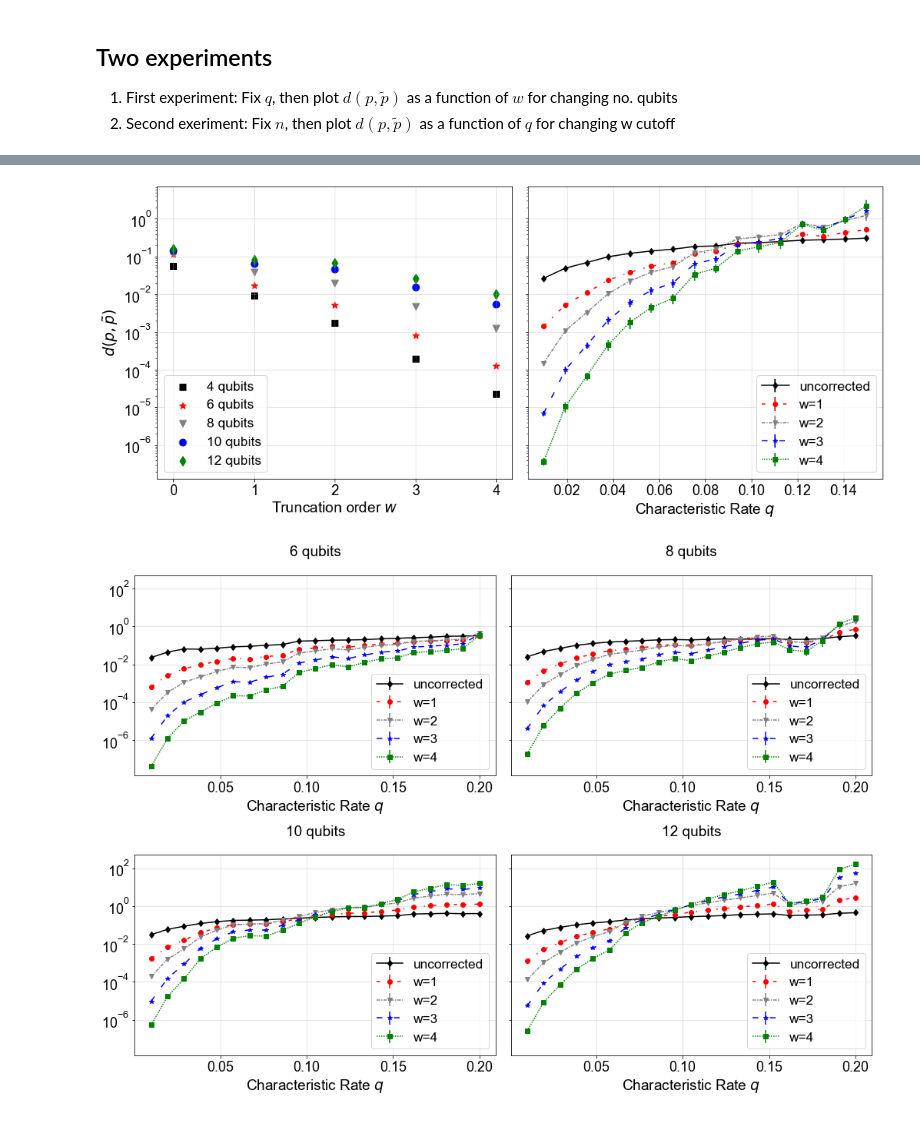
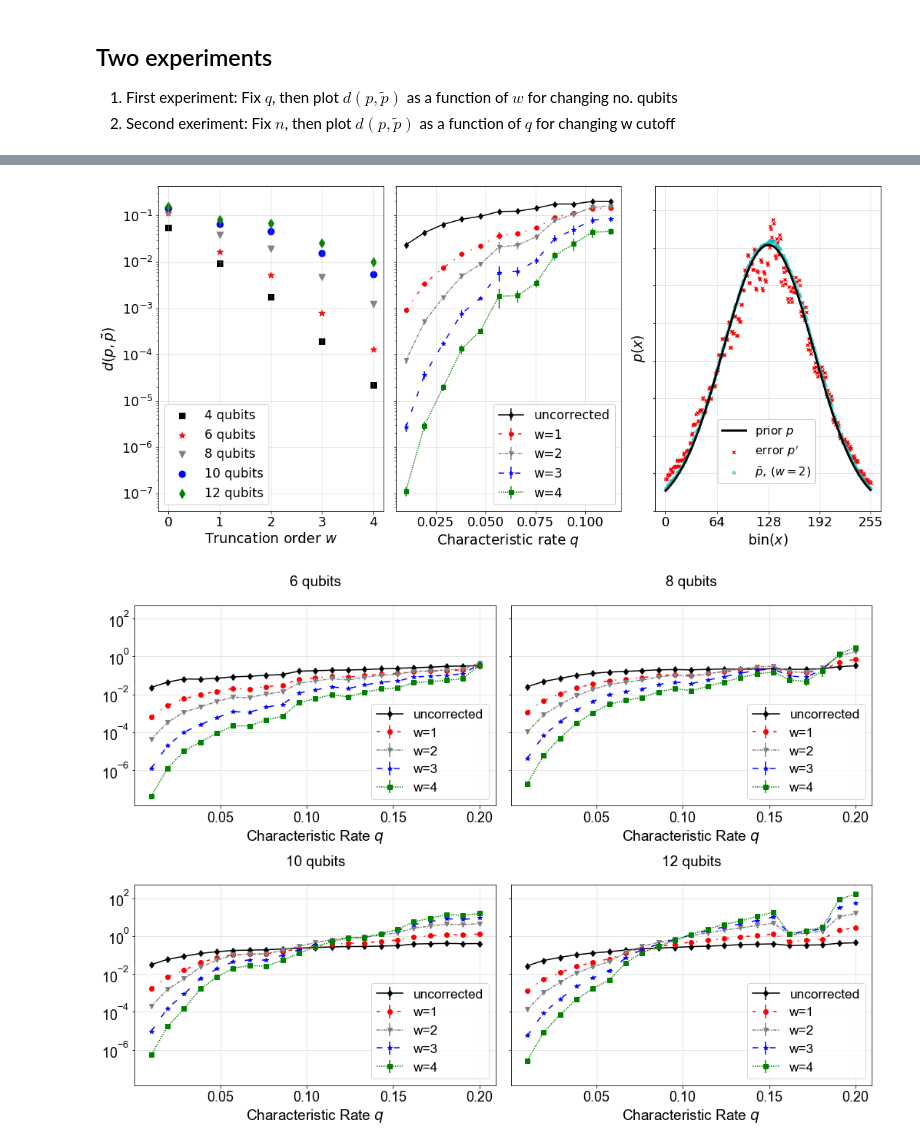
Before and after one commit to peterse/perturbative_readout_correction, a Jupyter notebook: make_plot_2_full_distribution_scaling.ipynb, the cells around one changed output, grey strips where cells are left out. Drawn from its saved outputs; the diff is of its cells as text; code cells hidden in the pictures.

```diff
--- a/make_plot_2_full_distribution_scaling.ipynb
+++ b/make_plot_2_full_distribution_scaling.ipynb
@@ -260,7 +260,7 @@ np.save('w_scaling_baseline.npy', baseline)
 
 ntrials = 8
 qvals = np.linspace(0.01, 0.15, 16)
-n_qubits = 10
+n_qubits = 8
 
 # Outcomes contain truncated result comparisons
 q_outcomes = np.zeros((len(wvals) + 1, len(qvals), ntrials)) # rows correspond to w=0, 1,2...
@@ -442,7 +446,7 @@ for n_qubits in list(range(6, 14, 2)):
 # %%
 ntrials = 8
 qvals = np.linspace(0.01, 0.15, 16)
-n_qubits = 10
+n_qubits = 8
 
 outcomes = np.load('w_scaling_outcomes.npy')
 baseline = np.load('w_scaling_baseline.npy')
@@ -450,8 +454,12 @@ q_outcomes = np.load("{}qubits_scaling_results.npy".format(n_qubits))
 
 
 plt.style.use('./style.mplstyle')
-fig, axes = plt.subplots(1, 2, figsize=(14, 6), constrained_layout=True, sharey=True)
-
+fig, axes = plt.subplots(1, 3, figsize=(15, 7), constrained_layout=True)
+# fig = plt.figure( figsize=(15, 7), constrained_layout=True)
+# ax1 = fig.add_subplot(1, 3, 1)
+# ax2 = fig.add_subplot(1, 3, 2, sharey = ax1)
+# ax3 = fig.add_subplot(1, 3, 3)
+# axes = [ax1, ax2, ax3]
 
 all_outcomes = np.vstack((baseline, outcomes))
 
@@ -469,41 +477,93 @@ for j, y in enumerate(all_outcomes.T):
 # but unfortunately we've used two different error metrics (L2 vs. L1)...
 # axes[0].scatter(x, (2 * qfixed) ** (x+1))
 
 axes[0].set_ylabel(r"$d(p, \tilde{p})$")
 axes[0].set_xticks(x)
 axes[0].set_xticklabels(x)
 axes[0].set_xlabel(r"Truncation order $w$")
 # axes[0].set_title(r"$q=${}".format(qfixed))
-axes[0].legend()
+axes[0].legend( framealpha=1,)
 
 
 # Second figure: plot trace distance asfu of characteristic q
 leglabels = ["uncorrected"] + [f"w={w}" for w in wvals]
 linestyles = ["solid", (0, (3, 7, 1, 7)), (0, (3, 1, 1, 1)), (0, (5, 10)), (0, (1, 1))]
 markers_2 = list(reversed(markers)) # scramble these to avoid visual continuity
 
 q_avg_outcomes = q_outcomes.mean(axis=2)
 q_var_outcomes = q_outcomes.std(axis=2) / np.sqrt(ntrials) # "standard error" = SD / sqrt(ntrials)
 # q_var_outcomes = q_outcomes.std(axis=2) # "standard error" = SD / sqrt(ntrials)
+
+cutoff_ind = 12
 for j, y in enumerate(q_avg_outcomes):
     confidence = q_var_outcomes[j]
-    axes[1].errorbar(qvals, y, yerr=confidence, label=leglabels[j], marker=markers_2[j], ls=linestyles[j], c=colors[j])
+    axes[1].errorbar(qvals[:cutoff_ind], y[:cutoff_ind], yerr=confidence[:cutoff_ind], label=leglabels[j], marker=markers_2[j], ls=linestyles[j], c=colors[j])
 
 
-axes[1].set_xlabel(r"Characteristic Rate $q$")
-axes[1].legend(leglabels)
-axes[1].set_yticklabels(axes[0].get_yticklabels())
 
 # Formatting for both
-for ax in axes:
+for ax in axes[:2]:
 #     ax.set_ylim(axes[0].get_ylim()[0], axes[0].get_ylim()[1])
     ax.grid(True, alpha=0.4)
     ax.semilogy()
 
+axes[1].set_xlabel(r"Characteristic rate $q$")
+axes[1].legend(leglabels,  framealpha=1,)
+axes[0].set_ylim(axes[1].get_ylim())
+axes[1].set_yticklabels([])
+# axes[1].set_yticks([])
 
-# fig.savefig("figures/figure2.pdf")
+
+## ALSO INCLUDE A SAMPLE DISTRIBUTION THATS UNRELATED
+def gaussian(x, x0, sigma):
+    return np.exp(-(x - x0)**2 / (2 * sigma**2)) / (np.sqrt(2 * np.pi) * sigma)
+
+def nbit_gaussian(j, j0, n, sigma):
+    """Compute the asymmetric gaussian centered at 0.
+    """
+    fullrange = 1 << n
+    x = j / fullrange
+    x0 = j0 / fullrange
+    return gaussian(x, x0, sigma)/ (1 << n)
+
+
+qfixed = .06 # characteristic rate for this exp
+w_fixed = 2 # size of truncated space to use for recovery
+
+# true distribution
+x = np.arange(1 << n_qubits)
+p_true = nbit_gaussian(x, 1 << (n_qubits-1), n_qubits, 0.22)
+
+# error distribution. seed for reproducibility
+np.random.seed(13822)
+R = response_matrix.generate_characteristic_R(qfixed, n_qubits)
+p_prime = R @ p_true
+
+# w=3 distribution
+p_fixed = response_matrix.invert_pfull_truncated(R, p_prime, w1=w_fixed, w2=w_fixed)
+
+# plot params
+s = 10
+
+axes[2].plot(x, p_true, c='k', lw=3, label=r"prior $p$")
+axes[2].scatter(x, p_prime, s=18, c='r', marker='x', label=r"error $p'$")
+axes[2].scatter(x, p_fixed, s=18, c='c', marker='o', alpha=0.5, label=r"$\tilde{p}, \, (w=$" + f"{w_fixed}" + r"$)$")
+
+axes[2].legend(bbox_to_anchor=(0.25, .3), framealpha=1, ncol=1, prop={'size': 16}) # override legend prop
+axes[2].set_ylim(0, ax.get_ylim()[1])
+axes[2].set_ylabel(r"$p(x)$")
+axes[2].set_xlabel("bin" + r"$(x)$")
+axes[2].set_ylim(0, max(p_fixed)*1.2)
+axes[2].set_yticklabels([])
+axes[2].grid(True, alpha=0.4)
+axes[2].set_xticks([0, 64, 128, 192, 255])
+axes[2].set_xticklabels([0, 64, 128, 192, 255])
+
+# fig.savefig("figures/figure3.pdf")
+
+fig.savefig("figures/figure2.pdf")
 # %% [output]
-[figure, old version]
+[figure, new version]
 # %%
 ntrials = 20
 qvals = np.linspace(0.01, 0.2, 21)
```
Also changed, not shown: parts of 3 cells of this notebook, 5 other files.
